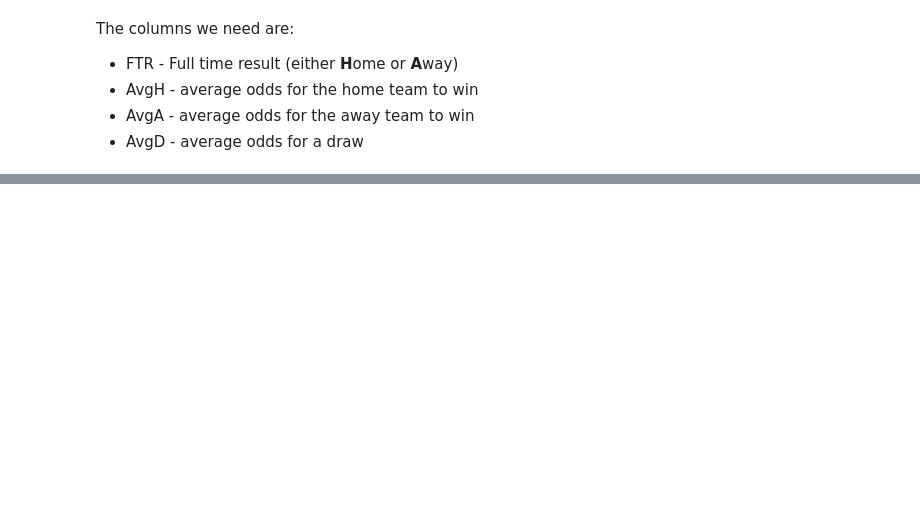
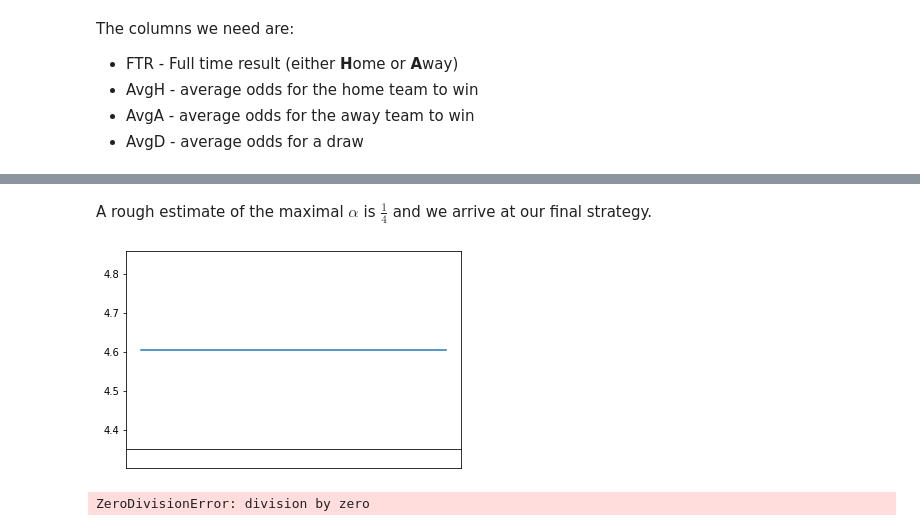
Before and after one commit to nerrma/betting-backtest, a Jupyter notebook: kelly_backtest.ipynb, the cells around one changed output, grey strips where cells are left out. Saved outputs shown, nothing was run; the diff lists cells and outputs as text; code cells hidden in the pictures; blank space fills up the shorter version.

```diff
--- a/kelly_backtest.ipynb
+++ b/kelly_backtest.ipynb
@@ -131,0 +207,7 @@ plt.plot(factors, bals)
+# %% [markdown]
+A rough estimate of the maximal $\alpha$ is $\frac{1}{4}$ and we arrive at our final strategy.
+# %%
+run_kelly(df, 0.25, True)
+# %% [output]
+[figure, added]
+ZeroDivisionError: division by zero
```
Also changed, not shown: parts of 19 cells of this notebook.
